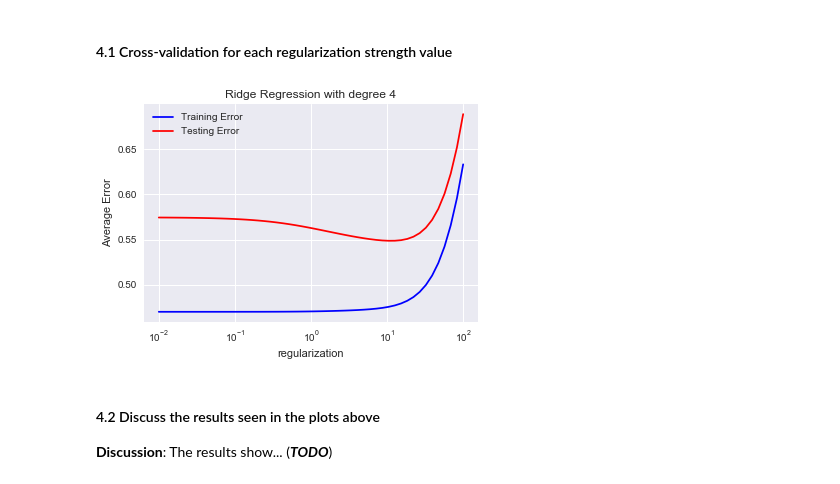
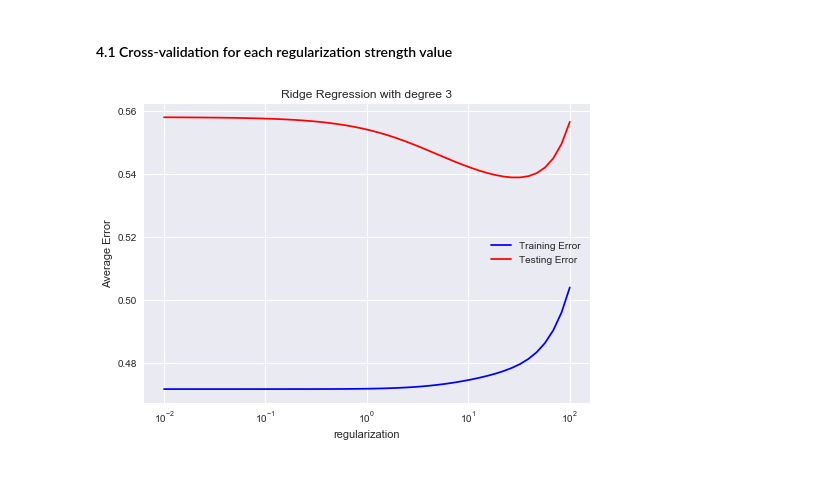
Before and after one commit to drakezhu/comp135_MachineLearning, a Jupyter notebook: hw02/src_and_data/hw02.ipynb, the cells around one changed output. Saved outputs shown, nothing was run; the diff lists cells and outputs as text; code cells hidden in the pictures.

```diff
--- a/hw02/src_and_data/hw02.ipynb
+++ b/hw02/src_and_data/hw02.ipynb
@@ -339,7 +335,6 @@ def generateRidge(xTrains=None,yTrains=None,degree=1,regularization=None):
             xTrainPoly = poly.fit_transform(xTrain)
             xTestPoly = poly.fit_transform(xTest)
             ridgeRegressionPoly = Ridge(alpha)
-            linearRegressionPoly.fit(xTrainPoly, yTrain)
             ridgeRegressionPoly.fit(xTrainPoly,yTrain)
             yTestPredict = ridgeRegressionPoly.predict(xTestPoly)
             yTrainPredict = ridgeRegressionPoly.predict(xTrainPoly)
@@ -349,23 +344,19 @@ def generateRidge(xTrains=None,yTrains=None,degree=1,regularization=None):
         trainErrors.append(trainError / k)
     return testErrors,trainErrors
 # %%
-degree = 4
+degree = 3
 regularization = np.logspace(-2, 2, base=10, num=50)
 testErrors,trainErrors = generateRidge(xTrains,yTrains,degree,regularization)
 # %%
 import matplotlib
-matplotlib.pyplot.xscale('log')
+plt.xscale('log')
 #plt.scatter(testErrors, regularization, color='red')
 plt.plot(regularization,trainErrors, color='blue',label = "Training Error")
 plt.plot(regularization,testErrors, color='red', label = "Testing Error")
 plt.title('Ridge Regression with degree ' + str(degree))
 plt.xlabel('regularization')
 plt.ylabel('Average Error')
 plt.legend()
 plt.show()
 # %% [output]
-[figure, old version]
+[figure, new version]
-# %% [markdown]
-#### 4.2 Discuss the results seen in the plots above
-
-**Discussion**:  The results show...  (***TODO***)
```
Also changed, not shown: parts of 16 cells of this notebook, 30 other files.
